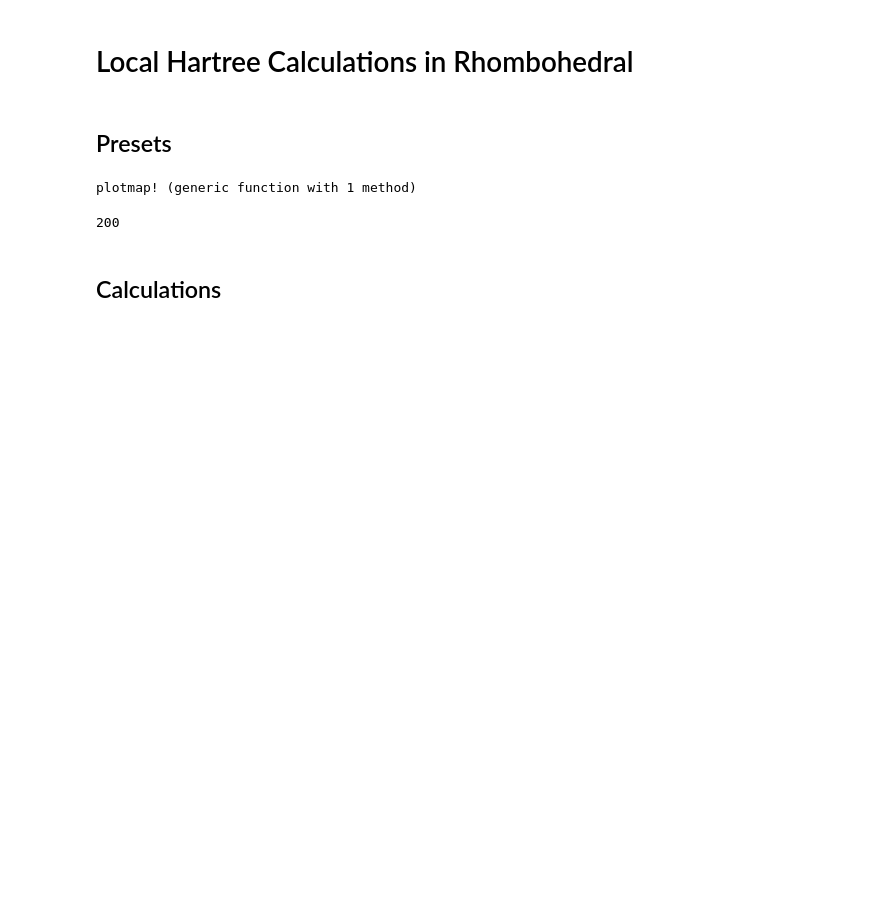
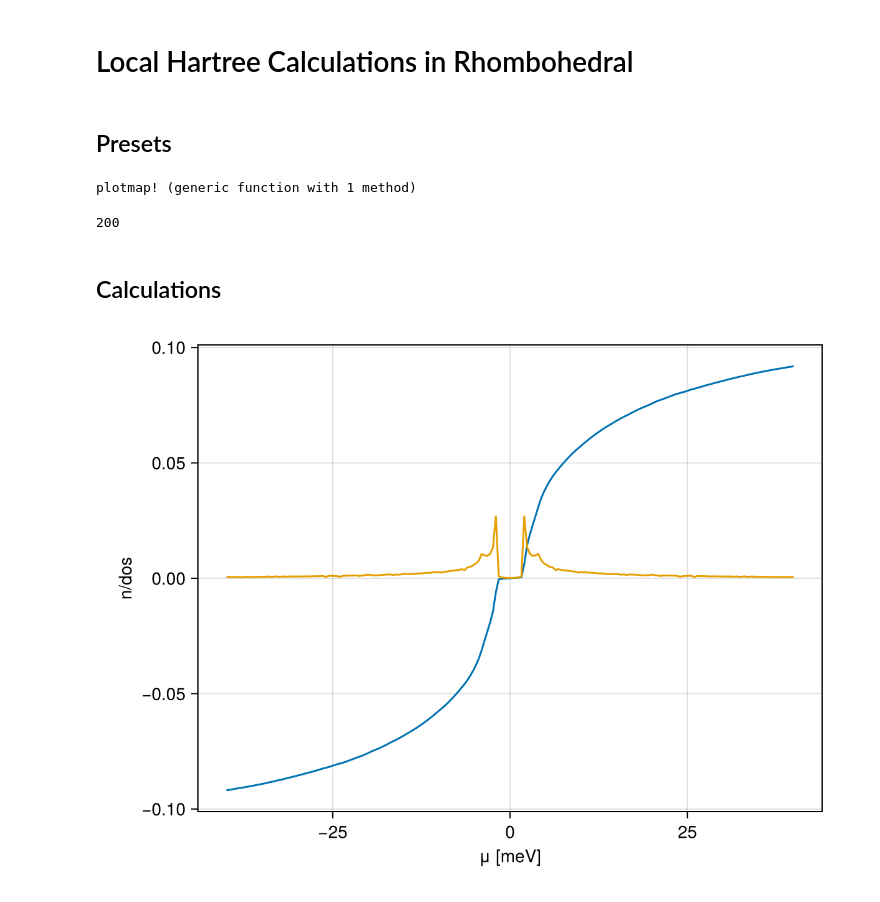
Before and after one commit to fernandopenaranda/LMC, a Jupyter notebook: src/Paper/MRinRhombohedral2.ipynb, the cells around one changed output. Drawn from its saved outputs; the diff is of its cells as text; code cells hidden in the pictures; blank space fills up the shorter version.

```diff
--- a/src/Paper/MRinRhombohedral2.ipynb
+++ b/src/Paper/MRinRhombohedral2.ipynb
@@ -46,3 +46,17 @@ lmcshift_presets(μ,ξ) = xxx_lmc_presets(N, μ, ξ, p; evals = evals, T = T, fe
 sigmaijkpresets = lmc_presets(5, 0,1, p);
 # %% [markdown]
 ## Calculations
+# %%
+estimated_bound_width = 20
+evals = 1e5
+η = 0.05
+# compute the interpolated functions passed to the optimization
+ϵ_range, int_dos = interpolated_dos(sigmaijkpresets, 2estimated_bound_width, evals = evals, η = η)
+n = interpolated_n(int_dos, ϵ_range);
+# %%
+fig = Figure(); ax = Axis(fig[1,1], xlabel = "μ [meV]", ylabel = "n/dos")
+lines!(ax, ϵ_range, n.(ϵ_range))
+lines!(ax, ϵ_range, int_dos.(ϵ_range))
+fig
+# %% [output]
+[figure, added]
```
Also changed, not shown: parts of 12 cells of this notebook, 1 other file.
